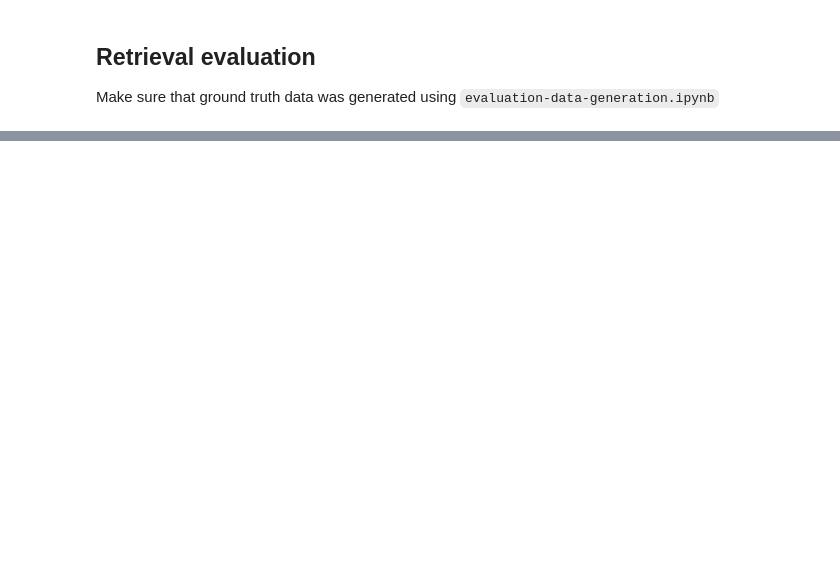
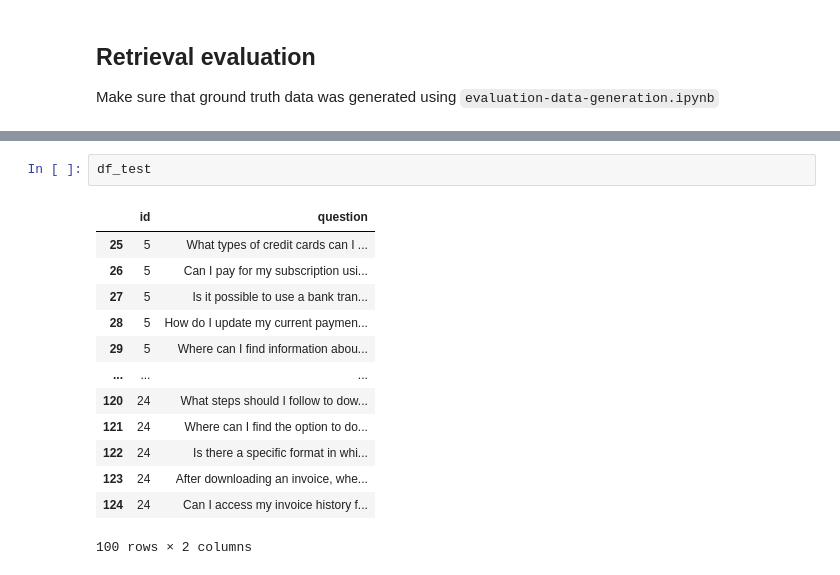
Before and after one commit to ranga4all1/support-queue-assistant-rag, a Jupyter notebook: notebooks/rag-test.ipynb, the cells around one changed output, grey strips where cells are left out. Drawn from its saved outputs; the diff is of its cells as text; blank space fills up the shorter version.

```diff
--- a/notebooks/rag-test.ipynb
+++ b/notebooks/rag-test.ipynb
@@ -180,0 +269,16 @@ Make sure that ground truth data was generated using `evaluation-data-generation
+# %%
+df_test
+# %% [output]
+|  | id | question |
+| 25 | 5 | What types of credit cards can I ... |
+| 26 | 5 | Can I pay for my subscription usi... |
+| 27 | 5 | Is it possible to use a bank tran... |
+| 28 | 5 | How do I update my current paymen... |
+| 29 | 5 | Where can I find information abou... |
+| ... | ... | ... |
+| 120 | 24 | What steps should I follow to dow... |
+| 121 | 24 | Where can I find the option to do... |
+| 122 | 24 | Is there a specific format in whi... |
+| 123 | 24 | After downloading an invoice, whe... |
+| 124 | 24 | Can I access my invoice history f... |
+100 rows × 2 columns
```
Also changed, not shown: parts of 42 cells of this notebook, 2 other files.
